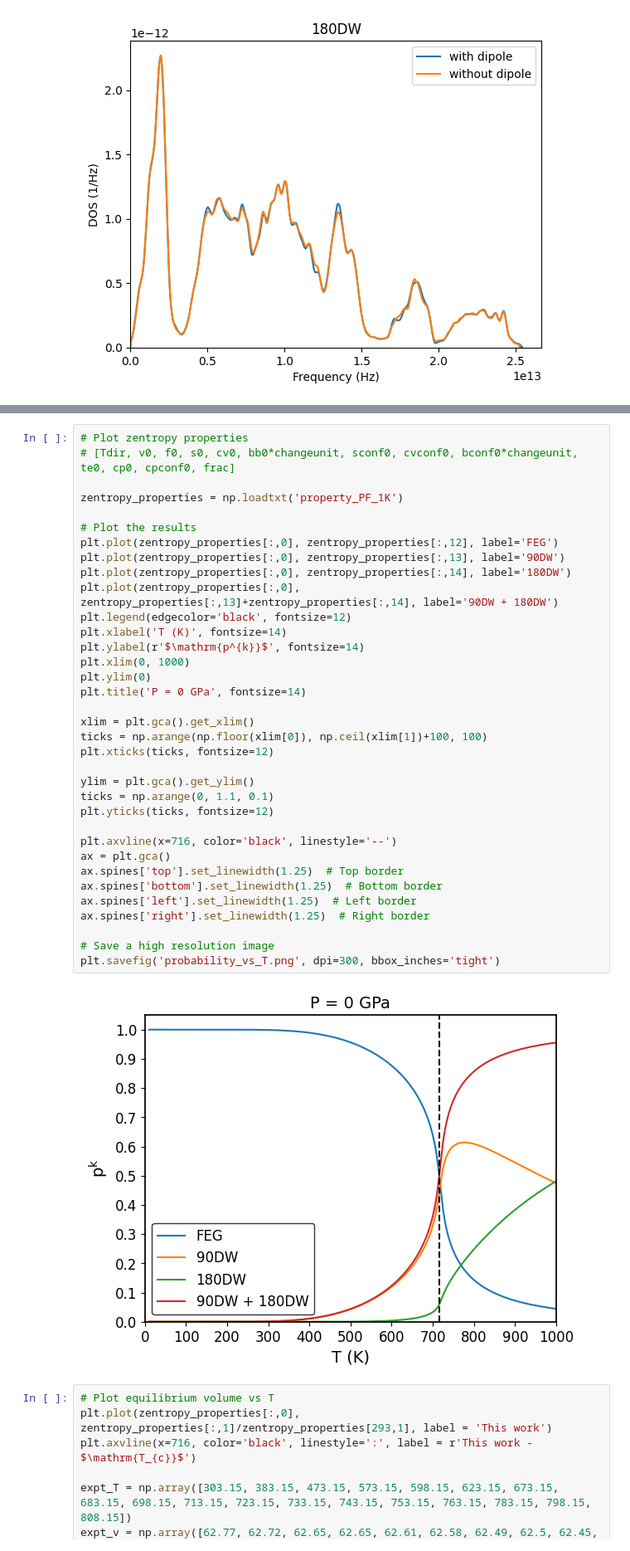
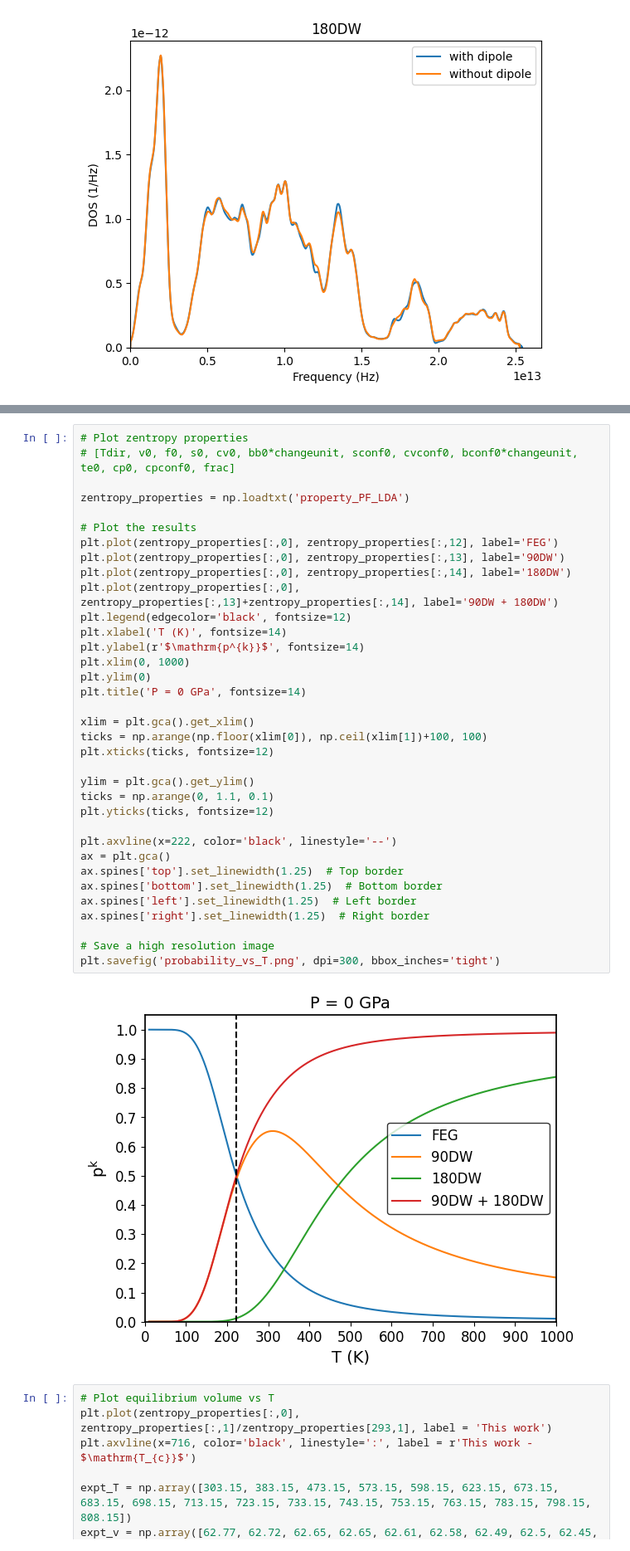
Before and after one commit to nhew1994/PyZentropy, a Jupyter notebook: plot_phonon_dos.ipynb, the cells around one changed output, grey strips where cells are left out. Shown at 83% size. Saved outputs shown, nothing was run; the diff lists cells and outputs as text.

```diff
--- a/plot_phonon_dos.ipynb
+++ b/plot_phonon_dos.ipynb
@@ -157,39 +155,39 @@ plt.axvline(x=990, color='black', linestyle='--')
 # Plot zentropy properties
 # [Tdir, v0, f0, s0, cv0, bb0*changeunit, sconf0, cvconf0, bconf0*changeunit, te0, cp0, cpconf0, frac]
 
-zentropy_properties = np.loadtxt('property_PF_1K')
+zentropy_properties = np.loadtxt('property_PF_LDA')
 
 # Plot the results
 plt.plot(zentropy_properties[:,0], zentropy_properties[:,12], label='FEG')
 plt.plot(zentropy_properties[:,0], zentropy_properties[:,13], label='90DW')
 plt.plot(zentropy_properties[:,0], zentropy_properties[:,14], label='180DW')
 plt.plot(zentropy_properties[:,0], zentropy_properties[:,13]+zentropy_properties[:,14], label='90DW + 180DW')
 plt.legend(edgecolor='black', fontsize=12)
 plt.xlabel('T (K)', fontsize=14)
 plt.ylabel(r'$\mathrm{p^{k}}$', fontsize=14)
 plt.xlim(0, 1000)
 plt.ylim(0)
 plt.title('P = 0 GPa', fontsize=14)
 
 xlim = plt.gca().get_xlim()
 ticks = np.arange(np.floor(xlim[0]), np.ceil(xlim[1])+100, 100)
 plt.xticks(ticks, fontsize=12)
 
 ylim = plt.gca().get_ylim()
 ticks = np.arange(0, 1.1, 0.1)
 plt.yticks(ticks, fontsize=12)
 
-plt.axvline(x=716, color='black', linestyle='--')
+plt.axvline(x=222, color='black', linestyle='--')
 ax = plt.gca()
 ax.spines['top'].set_linewidth(1.25)  # Top border
 ax.spines['bottom'].set_linewidth(1.25)  # Bottom border
 ax.spines['left'].set_linewidth(1.25)  # Left border
 ax.spines['right'].set_linewidth(1.25)  # Right border
 
 # Save a high resolution image
 plt.savefig('probability_vs_T.png', dpi=300, bbox_inches='tight')
 # %% [output]
-[figure, old version]
+[figure, new version]
 # %%
 # Plot equilibrium volume vs T
 plt.plot(zentropy_properties[:,0], zentropy_properties[:,1]/zentropy_properties[293,1], label = 'This work')
```
Also changed, not shown: parts of 2 cells of this notebook, 36 other files.
